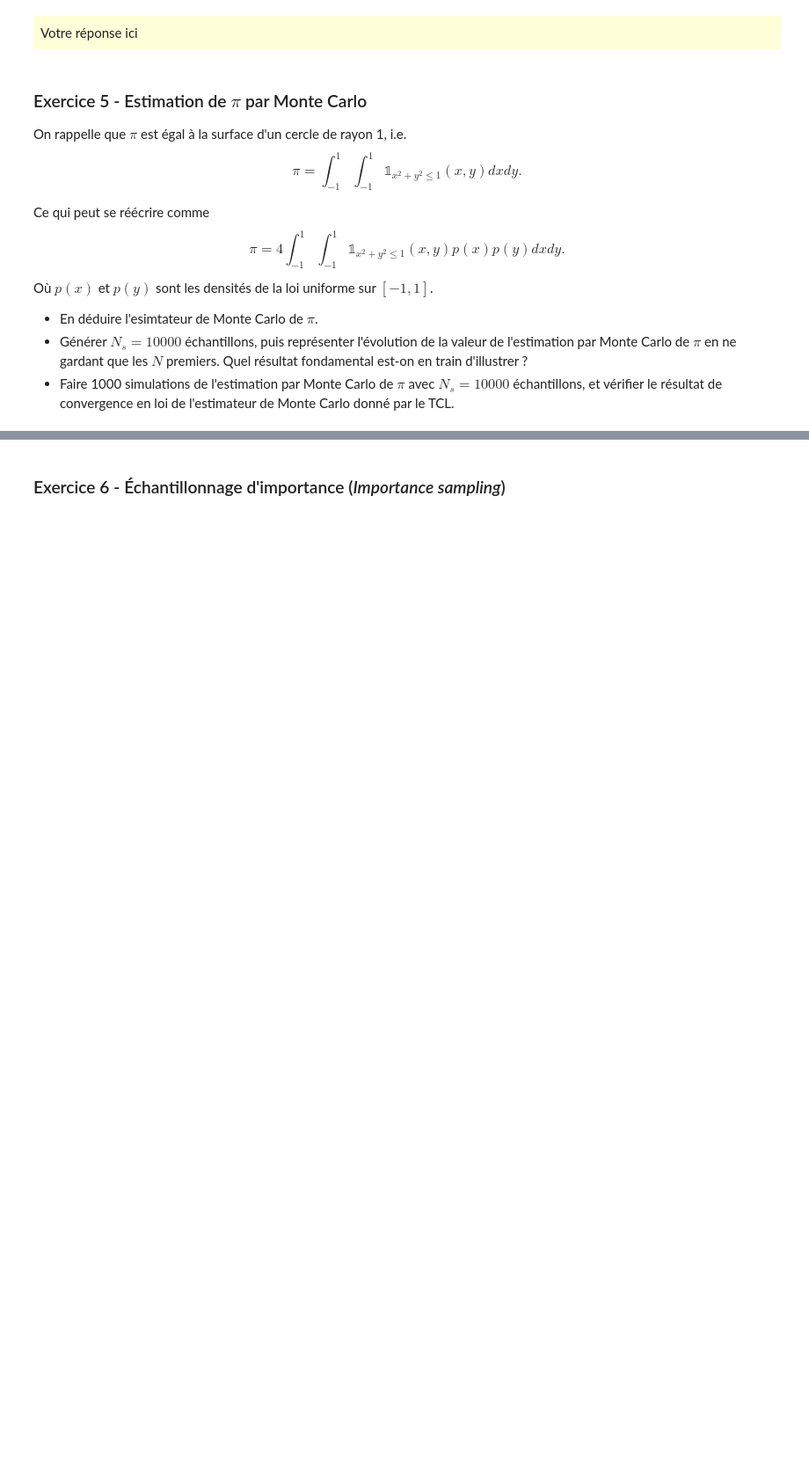
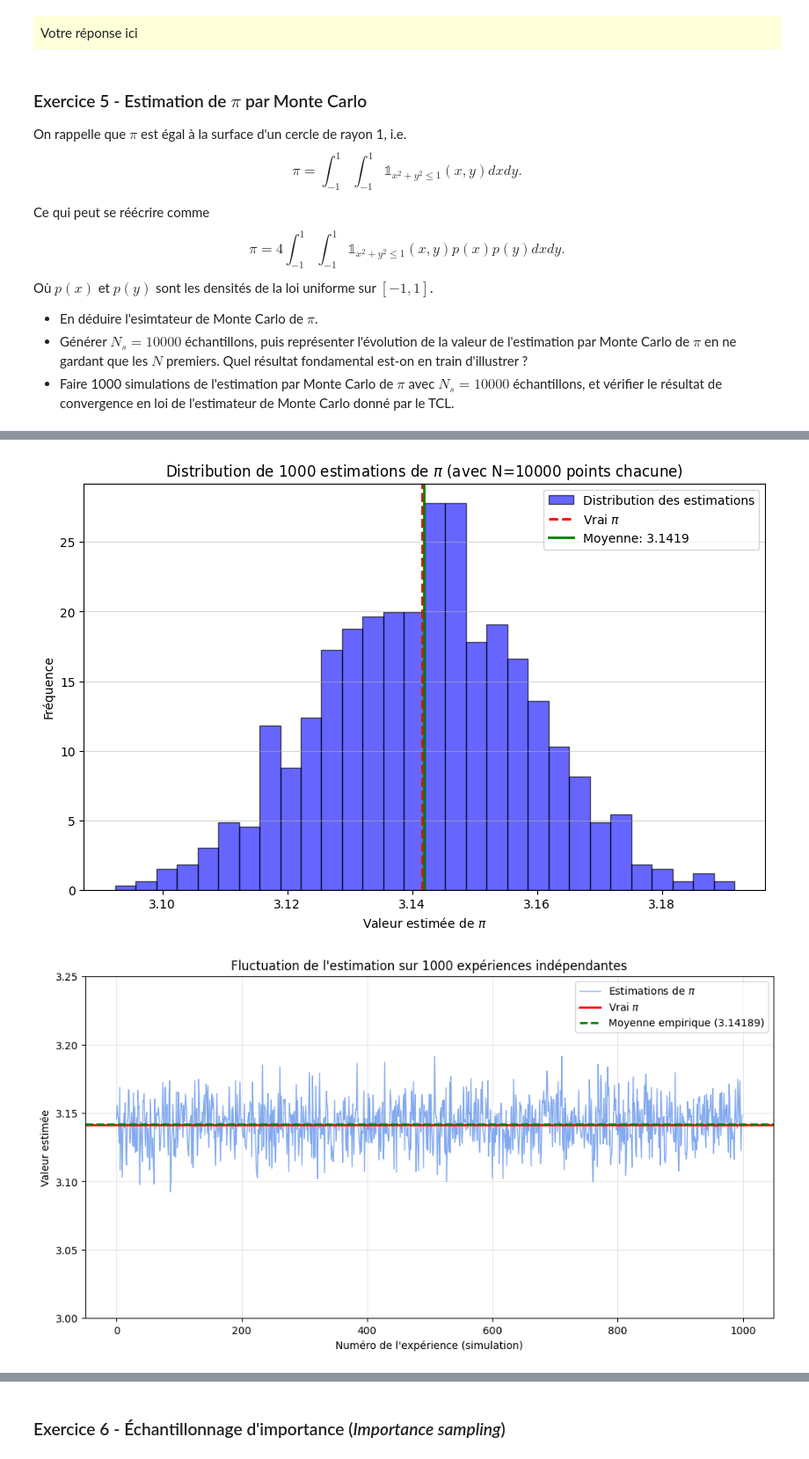
Before and after one commit to farahamorri/estim_av, a Jupyter notebook: tp1_AMORRI_MILANO.ipynb, the cells around one changed output, grey strips where cells are left out. Shown: that part at 88% size. Saved outputs shown, nothing was run; the diff lists cells and outputs as text; code cells hidden in the pictures; blank space fills up the shorter version.

```diff
--- a/tp1_AMORRI_MILANO.ipynb
+++ b/tp1_AMORRI_MILANO.ipynb
@@ -492,0 +563,55 @@ Votre réponse ici
+# %%
+#Paramètre
+Ns = 10000
+Nb_sim = 1000
+
+
+#Monte Carlo
+pi_hat_estimates = []
+for j in range(Nb_sim):
+    #Lois uniformes
+    X = 2 * np.random.rand(Ns) - 1
+    Y = 2 * np.random.rand(Ns) - 1
+    somme = 0
+    for i in range(Ns):
+        if X[i]**2+Y[i]**2<=1:
+            somme+=1
+
+    pi_hat = (4/Ns) * somme
+    pi_hat_estimates.append(pi_hat)
+
+
+# PLOT 1 : Histogramme
+plt.figure(figsize=(10, 6))
+plt.hist(pi_hat_estimates, bins=30, density=True, alpha=0.6, color='b', edgecolor='black', label='Distribution des estimations')
+plt.axvline(x=np.pi, color='r', linestyle='--', linewidth=2, label='Vrai $\pi$') # Valeur de Pi théorique
+moyenne_empirique = np.mean(pi_hat_estimates) # Notre moyenne empirique doit etre proche de la valeur théorique
+plt.axvline(x=moyenne_empirique, color='g', linestyle='-', linewidth=2, label=f'Moyenne: {moyenne_empirique:.4f}')
+
+plt.title(f"Distribution de {Nb_sim} estimations de $\pi$ (avec N={Ns} points chacune)")
+plt.xlabel("Valeur estimée de $\pi$")
+plt.ylabel("Fréquence")
+plt.legend()
+plt.grid(axis='y', alpha=0.5)
+
+# PLOT 2 :  Line Plot
+plt.figure(figsize=(12, 6))
+plt.plot(pi_hat_estimates, color='cornflowerblue', linewidth=1, alpha=0.8, label='Estimations de $\pi$')
+plt.axhline(y=np.pi, color='red', linestyle='-', linewidth=2, label='Vrai $\pi$')# Valeur de Pi théorique
+moyenne_empirique = np.mean(pi_hat_estimates)# Notre moyenne empirique doit etre proche de la valeur théorique
+plt.axhline(y=moyenne_empirique, color='green', linestyle='--', linewidth=2, label=f'Moyenne empirique ({moyenne_empirique:.5f})')
+
+
+plt.title(f"Fluctuation de l'estimation sur {len(pi_hat_estimates)} expériences indépendantes")
+plt.xlabel("Numéro de l'expérience (simulation)")
+plt.ylabel("Valeur estimée")
+plt.legend(loc='upper right')
+plt.grid(True, alpha=0.3)
+plt.ylim(3.0, 3.25)
+
+
+
+plt.show()
+# %% [output]
+[figure, added]
+[figure, added]
```
Also changed, not shown: parts of 4 cells of this notebook.
